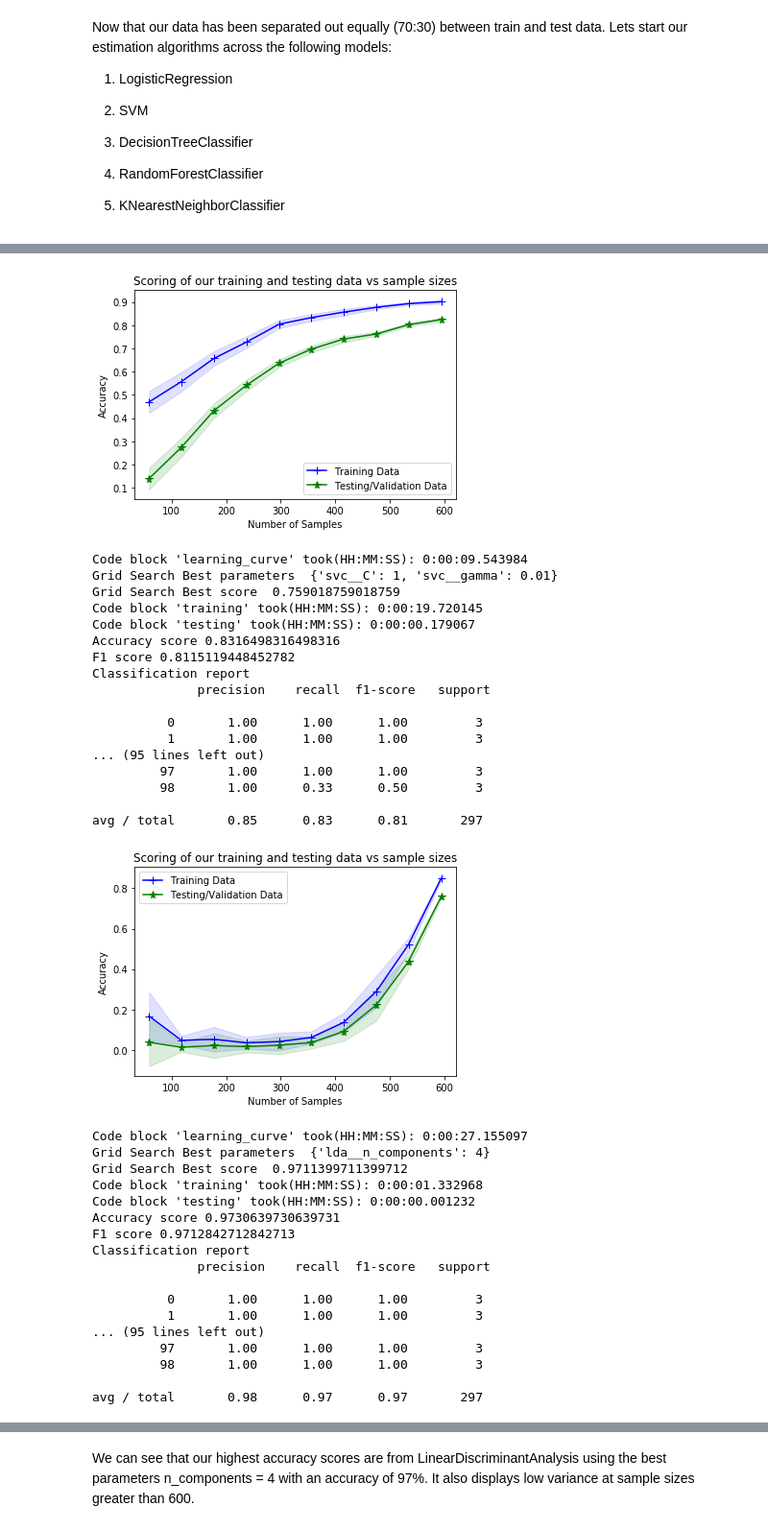
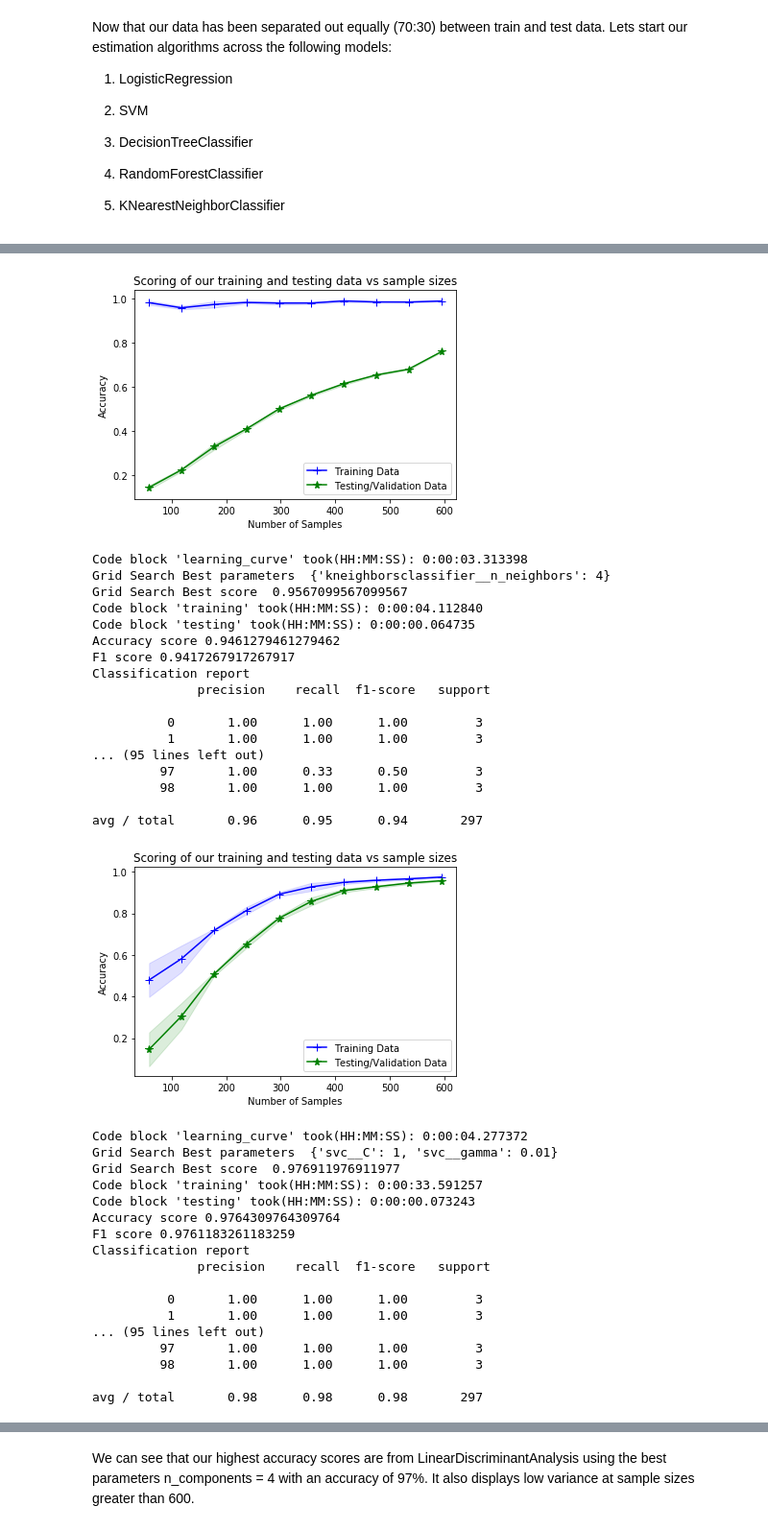
Before and after one commit to in-tandem/real-world-use-cases, a Jupyter notebook: supervised/classification/kaggle/leaf_classification/leaf_classification_kaggle_problem.ipynb, the cells around one changed output, grey strips where cells are left out. Shown at 96% size. Cells and saved outputs as stored; diff of their text form; code cells hidden in the pictures.

Commit message:
used multinomial logisticregression

```diff
--- a/supervised/classification/kaggle/leaf_classification/leaf_classification_kaggle_problem.ipynb
+++ b/supervised/classification/kaggle/leaf_classification/leaf_classification_kaggle_problem.ipynb
@@ -406,6 +370,7 @@ def plot_confusion_matrix(cm, classes,
 classifiers = [
 
     LogisticRegression(random_state = 1),
+    LogisticRegression(random_state = 1, solver = 'lbfgs', multi_class = 'multinomial'),
     DecisionTreeClassifier(random_state = 1, criterion = 'gini'),
     RandomForestClassifier(random_state = 1, criterion = 'gini'),
     KNeighborsClassifier(metric = 'minkowski'),
@@ -417,6 +382,7 @@ classifiers = [
 
 classifier_names = [
             'logisticregression',
+            'multinomiallogisticregression',
             'decisiontreeclassifier',
             'randomforestclassifier',
             'kneighborsclassifier',
@@ -428,10 +394,11 @@ classifier_names = [
 classifier_param_grid = [
 
             {'logisticregression__C':[100,200,300,50,20,600]},
+            {'multinomiallogisticregression__C':[100,200,300,50,20,600], 'multinomiallogisticregression__penalty':['l2'], 'multinomiallogisticregression__max_iter':[100,200,300,400]},
             {'decisiontreeclassifier__max_depth':[1,2,4,6,7,8,9,10,11]},
             {'randomforestclassifier__n_estimators':[1,2,3,5,6]} ,
             {'kneighborsclassifier__n_neighbors':[4,6,7,8]},
-            {'svc__C':[1], 'svc__gamma':[0.01 , 0.1, 0.05]},
+            {'svc__C':[1, 10, 100, 200], 'svc__gamma':[0.01 , 0.1, 0.05]},
             {'lda__n_components':[4,5,6]},
 
 ]
@@ -444,7 +411,7 @@ with timer:
     for model, model_name, model_param_grid in zip(classifiers, classifier_names, classifier_param_grid):
 
         pipeline = Pipeline([
-
+                ('scaler', StandardScaler()),
                 (model_name, model)
         ])
 
@@ -542,29 +509,29 @@ avg / total       0.90      0.89      0.88       297
-[figure, old version]
+[figure, new version]
-Code block 'learning_curve' took(HH:MM:SS): 0:00:09.543984
-Grid Search Best parameters  {'svc__C': 1, 'svc__gamma': 0.01}
-Grid Search Best score  0.759018759018759
-Code block 'training' took(HH:MM:SS): 0:00:19.720145
-Code block 'testing' took(HH:MM:SS): 0:00:00.179067
-Accuracy score 0.8316498316498316
-F1 score 0.8115119448452782
+Code block 'learning_curve' took(HH:MM:SS): 0:00:03.313398
+Grid Search Best parameters  {'kneighborsclassifier__n_neighbors': 4}
+Grid Search Best score  0.9567099567099567
+Code block 'training' took(HH:MM:SS): 0:00:04.112840
+Code block 'testing' took(HH:MM:SS): 0:00:00.064735
+Accuracy score 0.9461279461279462
+F1 score 0.9417267917267917
 Classification report
               precision    recall  f1-score   support
 
           0       1.00      1.00      1.00         3
           1       1.00      1.00      1.00         3
 ... (95 lines left out)
-         97       1.00      1.00      1.00         3
-         98       1.00      0.33      0.50         3
+         97       1.00      0.33      0.50         3
+         98       1.00      1.00      1.00         3
 
-avg / total       0.85      0.83      0.81       297
+avg / total       0.96      0.95      0.94       297
-[figure, old version]
+[figure, new version]
-Code block 'learning_curve' took(HH:MM:SS): 0:00:27.155097
-Grid Search Best parameters  {'lda__n_components': 4}
-Grid Search Best score  0.9711399711399712
-Code block 'training' took(HH:MM:SS): 0:00:01.332968
-Code block 'testing' took(HH:MM:SS): 0:00:00.001232
-Accuracy score 0.9730639730639731
-F1 score 0.9712842712842713
+Code block 'learning_curve' took(HH:MM:SS): 0:00:04.277372
+Grid Search Best parameters  {'svc__C': 1, 'svc__gamma': 0.01}
+Grid Search Best score  0.976911976911977
+Code block 'training' took(HH:MM:SS): 0:00:33.591257
+Code block 'testing' took(HH:MM:SS): 0:00:00.073243
+Accuracy score 0.9764309764309764
+F1 score 0.9761183261183259
 Classification report
               precision    recall  f1-score   support
 
@@ -574,4 +541,4 @@ Classification report
          97       1.00      1.00      1.00         3
          98       1.00      1.00      1.00         3
 
-avg / total       0.98      0.97      0.97       297
+avg / total       0.98      0.98      0.98       297
```
Also changed, not shown: parts of 7 cells of this notebook, 1 other file.
